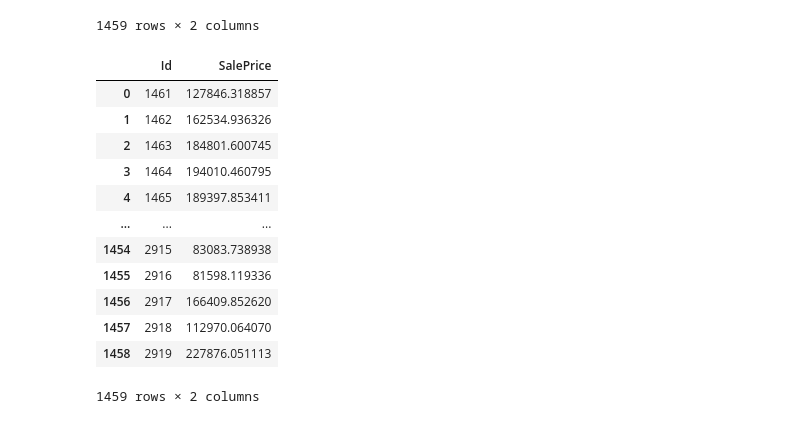
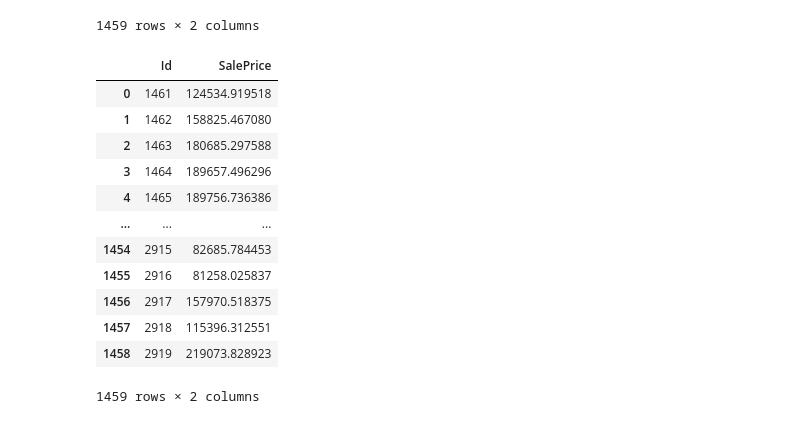
Before and after one commit to armeiski/ML_trainings, a Jupyter notebook: House_Price_Prediction/house_prices.ipynb, the cells around one changed output. Saved outputs shown, nothing was run; the diff lists cells and outputs as text; code cells hidden in the pictures.

```diff
--- a/House_Price_Prediction/house_prices.ipynb
+++ b/House_Price_Prediction/house_prices.ipynb
@@ -397,11 +429,11 @@ data6 = data5.copy()
 Проведем стандартизацию с помощью `StandartScaler` из `sk-learn`
 # %%
 scaler = StandardScaler()
-scaler.fit(data6)
+scaler.fit(data7)
 
-data6 = pd.DataFrame(scaler.transform(data6), index=data6.index, columns=data6.columns)
+data7 = pd.DataFrame(scaler.transform(data7), index=data7.index, columns=data7.columns)
 
-data7 = data6.copy()
+data8 = data7.copy()
 # %% [markdown]
 ## Изменение целевых данных
 # %%
@@ -443,8 +475,8 @@ Name: SalePrice, Length: 1460, dtype: float64
 # %% [markdown]
 До этого мы объединяли тестовые и тренировочные данные удобства обработки. Разделим их обратно для тренировки моделей
 # %%
-train_final = data7.loc[:train0.index.max(), :].copy()
-test_final = data7.loc[train0.index.max() + 1:, :].reset_index(drop=True).copy()
+train_final = data8.loc[:train0.index.max(), :].copy()
+test_final = data8.loc[train0.index.max() + 1:, :].reset_index(drop=True).copy()
 # %%
 train_final
 # %% [output]
@@ -499,0 +536,9 @@ baseline_model.fit(train_final, log_target)
+# %%
+models = {
+    "catboost": CatBoostRegressor(verbose=0),
+    "br": BayesianRidge(),
+    #"huber": HuberRegressor(),
+    "gbr": GradientBoostingRegressor(),
+    "ridge": Ridge(),
+    "omp": OrthogonalMatchingPursuit()
+}
@@ -539,0 +637,10 @@ sns.displot(-results, bins=10, kde=True)
+# %%
+final_predictions = (
+    0.5 * np.exp(models['catboost'].predict(test_final)) +
+    0.2 * np.exp(models['br'].predict(test_final)) +
+    0.2 * np.exp(models['gbr'].predict(test_final)) +
+    0.05 * np.exp(models['ridge'].predict(test_final)) +
+    0.05 * np.exp(models['omp'].predict(test_final))
+)
+
+final_predictions
@@ -558,23 +668,21 @@ sample_submission
 | 1458 | 2919 | 187741.866657 |
 1459 rows × 2 columns
 # %%
-predictions = np.exp(baseline_model.predict(test_final)) #делаем предсказания, используя нашу модель
-
-submission = pd.concat([test_ids, pd.Series(predictions, name='SalePrice')], axis=1)
+submission = pd.concat([test_ids, pd.Series(final_predictions, name='SalePrice')], axis=1)
 submission
 # %% [output]
 |  | Id | SalePrice |
-| 0 | 1461 | 127846.318857 |
-| 1 | 1462 | 162534.936326 |
-| 2 | 1463 | 184801.600745 |
-| 3 | 1464 | 194010.460795 |
-| 4 | 1465 | 189397.853411 |
+| 0 | 1461 | 124534.919518 |
+| 1 | 1462 | 158825.467080 |
+| 2 | 1463 | 180685.297588 |
+| 3 | 1464 | 189657.496296 |
+| 4 | 1465 | 189756.736386 |
 | ... | ... | ... |
-| 1454 | 2915 | 83083.738938 |
-| 1455 | 2916 | 81598.119336 |
-| 1456 | 2917 | 166409.852620 |
-| 1457 | 2918 | 112970.064070 |
-| 1458 | 2919 | 227876.051113 |
+| 1454 | 2915 | 82685.784453 |
+| 1455 | 2916 | 81258.025837 |
+| 1456 | 2917 | 157970.518375 |
+| 1457 | 2918 | 115396.312551 |
+| 1458 | 2919 | 219073.828923 |
 1459 rows × 2 columns
 # %%
 submission.to_csv('./submission.csv', index=False, header=True)
```
Also changed, not shown: parts of 32 cells of this notebook, 16 other files.
